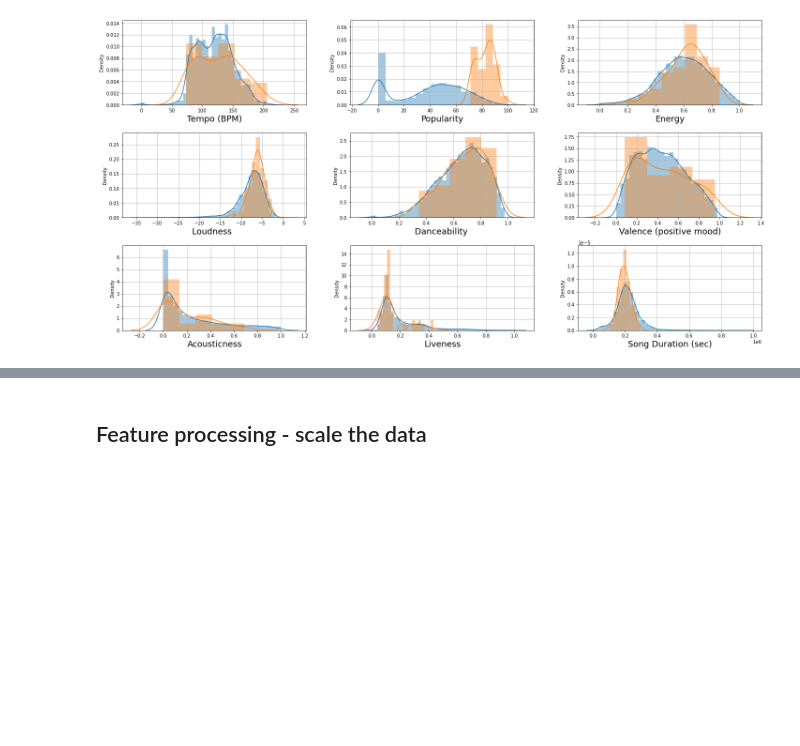
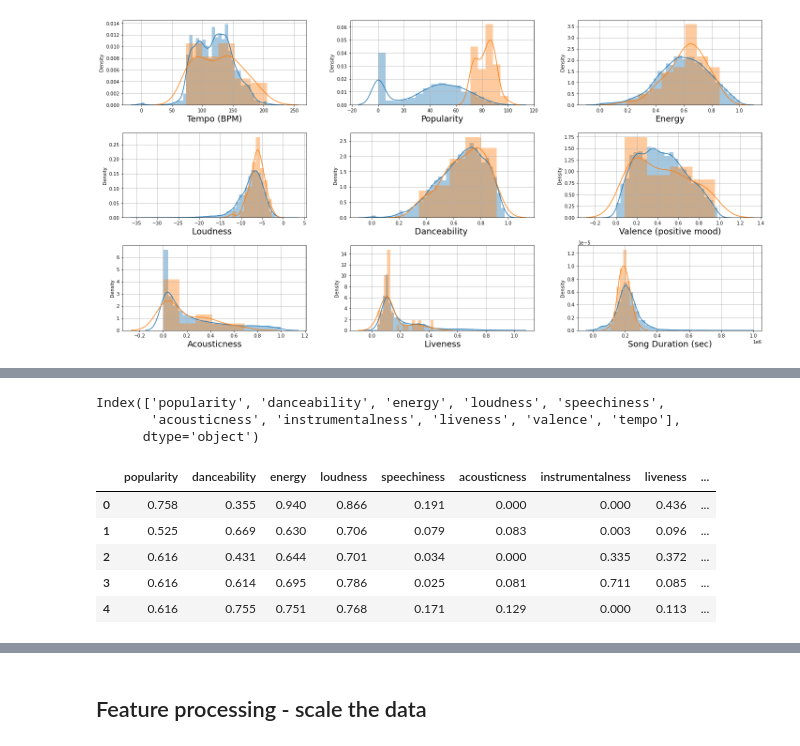
Before and after one commit to osirjeremy/spotify_analysis, a Jupyter notebook: analysis_top_tracks.ipynb, the cells around one changed output, grey strips where cells are left out. Drawn from its saved outputs; the diff is of its cells as text; code cells hidden in the pictures; blank space fills up the shorter version.

```diff
--- a/analysis_top_tracks.ipynb
+++ b/analysis_top_tracks.ipynb
@@ -257,0 +269,26 @@ plt.tight_layout(pad=1.0, w_pad=5.0, h_pad=1.0)
+# %%
+df_j.columns
+# %% [output]
+Index(['popularity', 'danceability', 'energy', 'loudness', 'speechiness',
+       'acousticness', 'instrumentalness', 'liveness', 'valence', 'tempo'],
+      dtype='object')
+# %%
+# For interpretability, scale the feature values using standard scaler
+# using standard scaler since it is more robust to outliers
+
+df_j_scaled = df_j
+
+scaler = MinMaxScaler()
+
+# transform numerical features that we will use in our models -- focus on just musical attributes
+df_j_scaled[['popularity','danceability', 'energy','loudness', 'speechiness', 'acousticness', 'instrumentalness', 'liveness', 'valence', 'tempo']] = scaler.fit_transform(df_j_scaled[['popularity', 'danceability', 'energy','loudness', 'speechiness', 'acousticness', 'instrumentalness', 'liveness', 'valence', 'tempo']])
+
+
+df_j_scaled.head()
+# %% [output]
+|  | popularity | danceability | energy | loudness | speechiness | acousticness | instrumentalness | liveness | ... |
+| 0 | 0.758 | 0.355 | 0.940 | 0.866 | 0.191 | 0.000 | 0.000 | 0.436 | ... |
+| 1 | 0.525 | 0.669 | 0.630 | 0.706 | 0.079 | 0.083 | 0.003 | 0.096 | ... |
+| 2 | 0.616 | 0.431 | 0.644 | 0.701 | 0.034 | 0.000 | 0.335 | 0.372 | ... |
+| 3 | 0.616 | 0.614 | 0.695 | 0.786 | 0.025 | 0.081 | 0.711 | 0.085 | ... |
+| 4 | 0.616 | 0.755 | 0.751 | 0.768 | 0.171 | 0.129 | 0.000 | 0.113 | ... |
```
Also changed, not shown: parts of 11 cells of this notebook.
